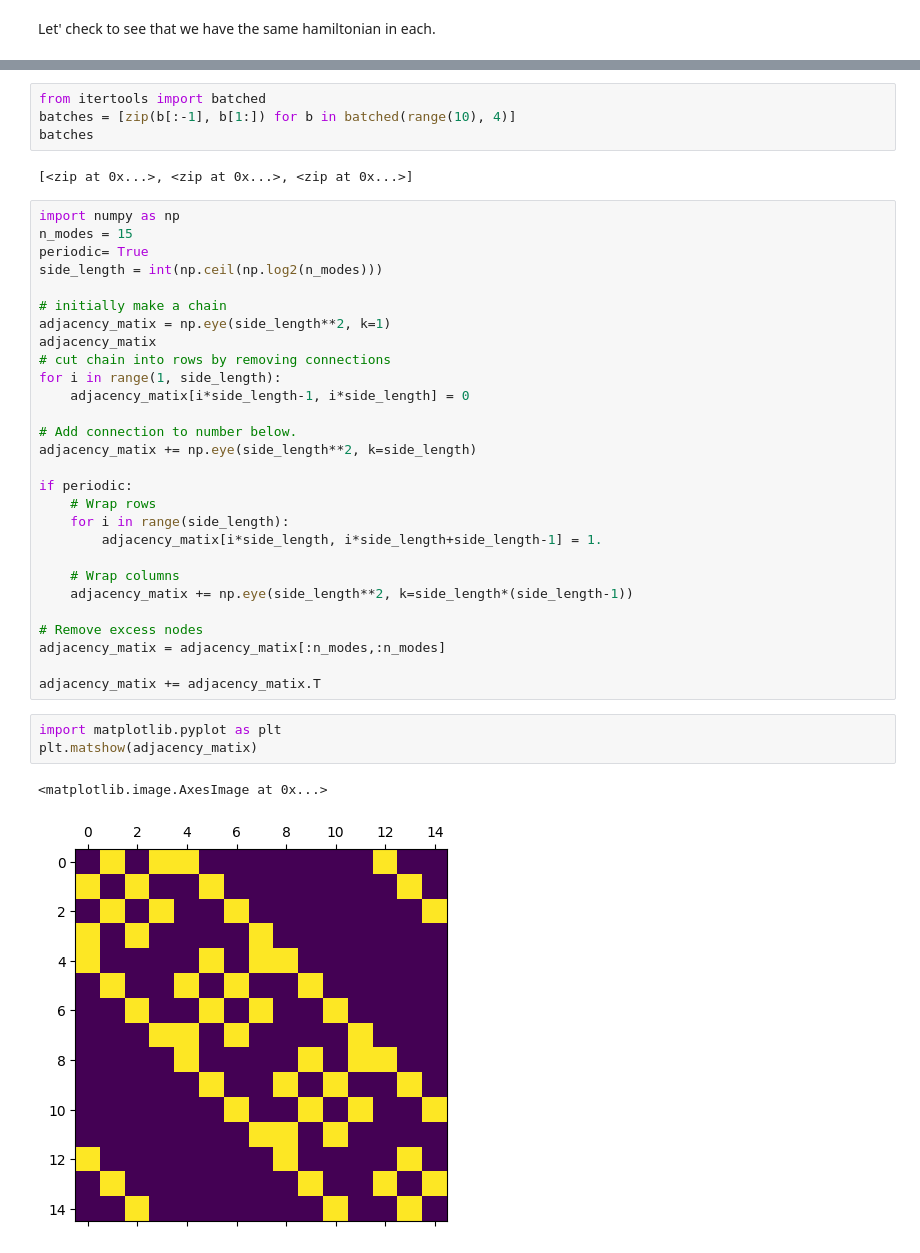
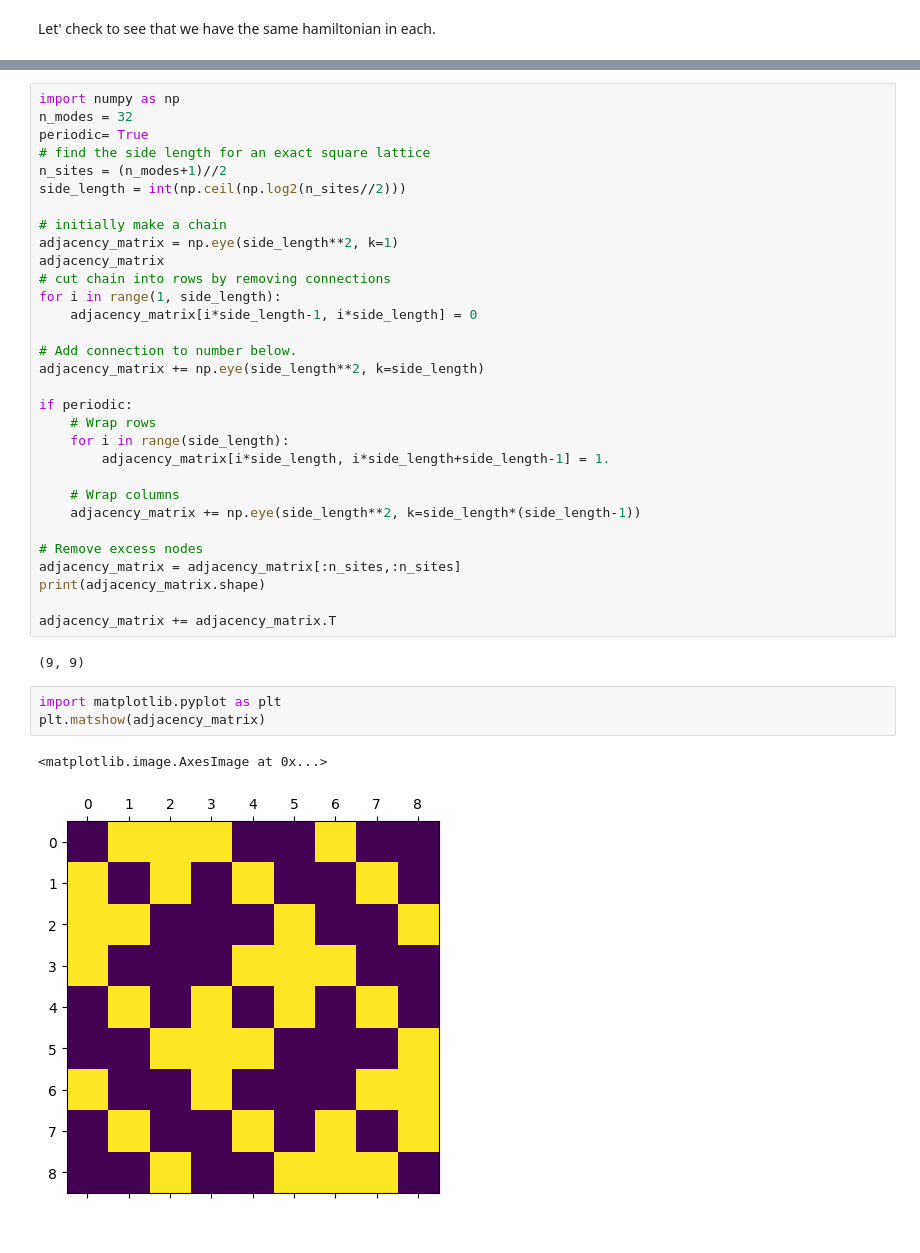
Before and after one commit to UCL-CCS/ferrmion, a Jupyter notebook: docs/source/notebooks/hubbard_hamiltonian.ipynb, the cells around one changed output, grey strips where cells are left out. Saved outputs shown, nothing was run; the diff lists cells and outputs as text.

Commit message:
update adjacency matrices to be spin-specific

```diff
--- a/docs/source/notebooks/hubbard_hamiltonian.ipynb
+++ b/docs/source/notebooks/hubbard_hamiltonian.ipynb
@@ -183,40 +178,39 @@ for k in hamiltonian.keys():
-# %%
-from itertools import batched
-batches = [zip(b[:-1], b[1:]) for b in batched(range(10), 4)]
-batches
-# %% [output]
-[<zip at 0x...>, <zip at 0x...>, <zip at 0x...>]
 # %%
 import numpy as np
-n_modes = 15
+n_modes = 32
 periodic= True
-side_length = int(np.ceil(np.log2(n_modes)))
+# find the side length for an exact square lattice
+n_sites = (n_modes+1)//2
+side_length = int(np.ceil(np.log2(n_sites//2)))
 
 # initially make a chain
-adjacency_matix = np.eye(side_length**2, k=1)
-adjacency_matix
+adjacency_matrix = np.eye(side_length**2, k=1)
+adjacency_matrix
 # cut chain into rows by removing connections
 for i in range(1, side_length):
-    adjacency_matix[i*side_length-1, i*side_length] = 0
+    adjacency_matrix[i*side_length-1, i*side_length] = 0
 
 # Add connection to number below.
-adjacency_matix += np.eye(side_length**2, k=side_length)
+adjacency_matrix += np.eye(side_length**2, k=side_length)
 
 if periodic:
     # Wrap rows
     for i in range(side_length):
-        adjacency_matix[i*side_length, i*side_length+side_length-1] = 1.
+        adjacency_matrix[i*side_length, i*side_length+side_length-1] = 1.
 
     # Wrap columns
-    adjacency_matix += np.eye(side_length**2, k=side_length*(side_length-1))
+    adjacency_matrix += np.eye(side_length**2, k=side_length*(side_length-1))
 
 # Remove excess nodes
-adjacency_matix = adjacency_matix[:n_modes,:n_modes]
+adjacency_matrix = adjacency_matrix[:n_sites,:n_sites]
+print(adjacency_matrix.shape)
 
-adjacency_matix += adjacency_matix.T
+adjacency_matrix += adjacency_matrix.T
+# %% [output]
+(9, 9)
 # %%
 import matplotlib.pyplot as plt
-plt.matshow(adjacency_matix)
+plt.matshow(adjacency_matrix)
 # %% [output]
 <matplotlib.image.AxesImage at 0x...>
-[figure, old version]
+[figure, new version]
```
Also changed, not shown: parts of 6 cells of this notebook, 2 other files.
